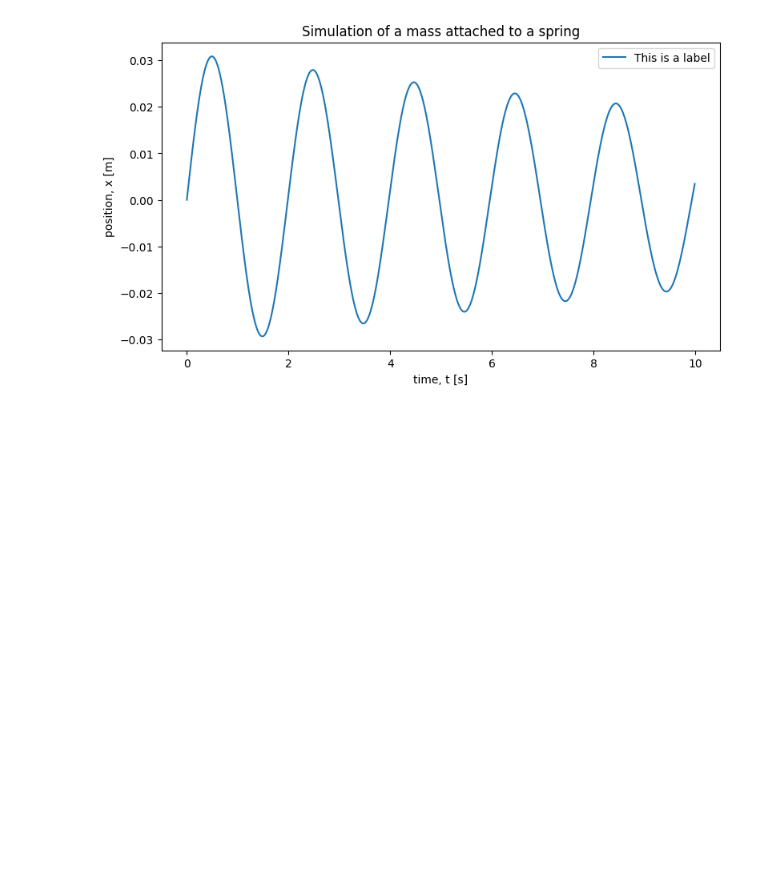
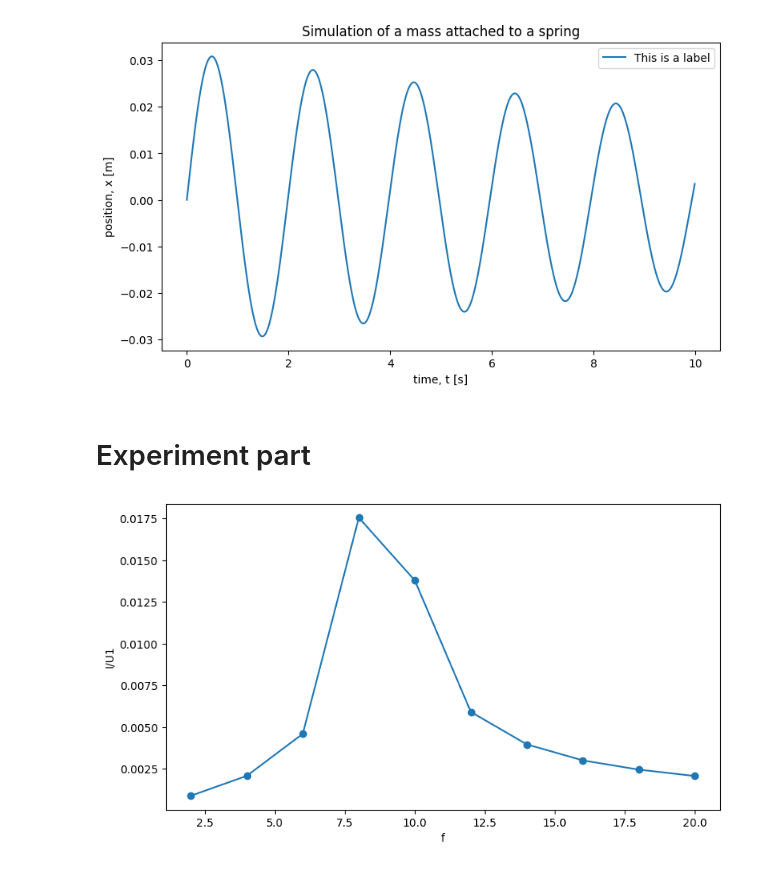
Before and after one commit to Nuhddy/ExperimentalMethods, a Jupyter notebook: Notes/BK2physics.ipynb, the cells around one changed output. Cells and saved outputs as stored; diff of their text form; code cells hidden in the pictures; blank space fills up the shorter version.

Commit message:
add experiment part

```diff
--- a/Notes/BK2physics.ipynb
+++ b/Notes/BK2physics.ipynb
@@ -424,3 +424,31 @@ plt.savefig('spring.pdf')
 plt.show()
 # %% [output]
 [figure]
+# %% [markdown]
+# Experiment part
+# %%
+f = np.array([
+    2, 4, 6, 8, 10, 12, 14, 16, 18, 20
+])
+# %%
+# RED
+ppU1 = np.array([
+    20.0, 19.9, 19.1, 13.1, 14.5, 18.6, 19.3, 19.6, 19.7, 19.8
+])
+ppU2 = np.array([
+    0.178, 0.415, 0.880, 2.300, 2.000, 1.100, 0.766, 0.590, 0.484, 0.411
+])
+
+U1 = ppU1/2
+U2 = ppU2/2
+I = U2/10
+# %%
+plt.figure(figsize=(9, 5))
+plt.plot(f, I/U1,'-o')
+# plt.title("")
+plt.xlabel("f")
+plt.ylabel("I/U1")
+# plt.legend()
+plt.show()
+# %% [output]
+[figure, added]
```
Also changed, not shown: parts of 13 cells of this notebook.
